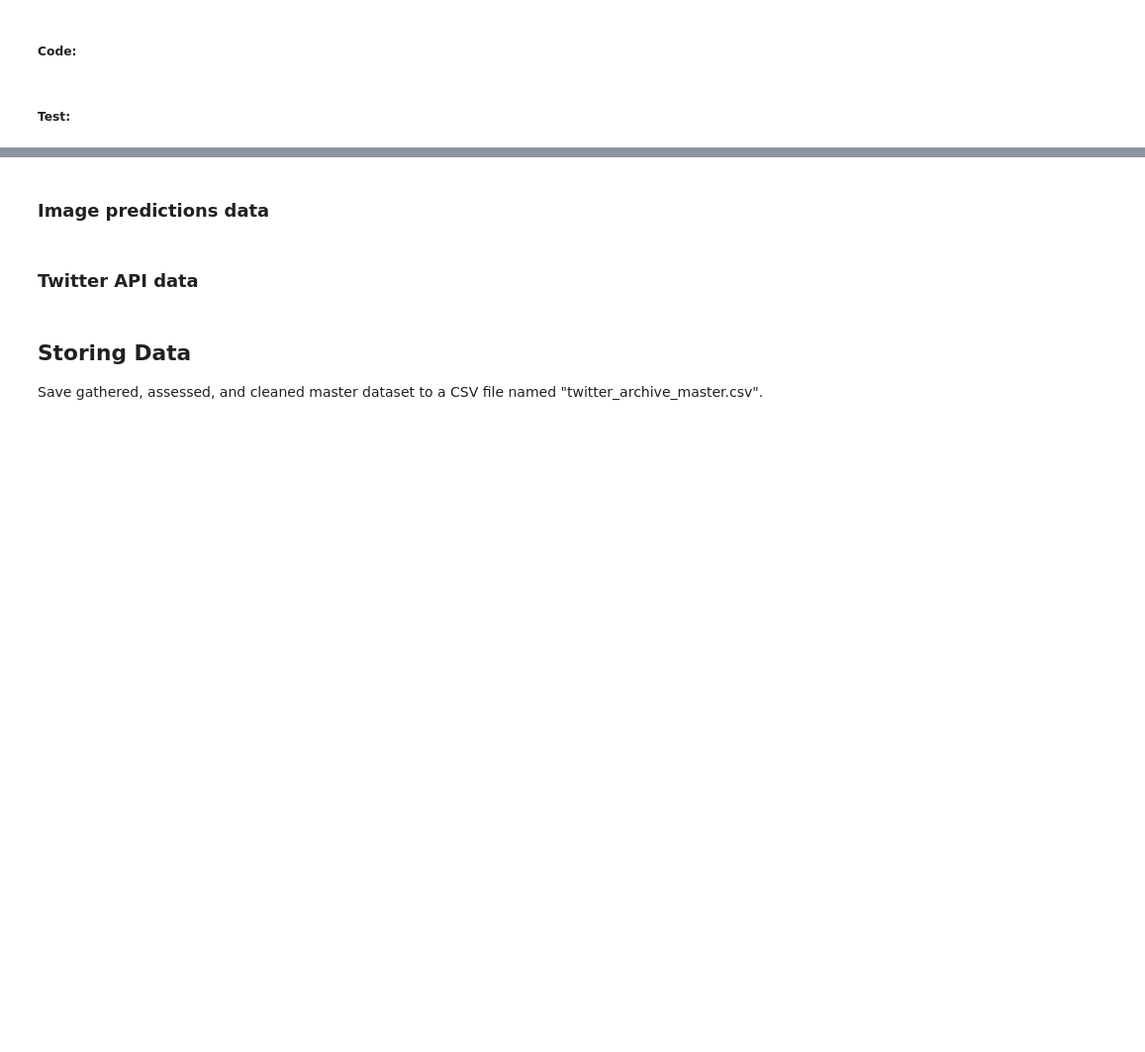
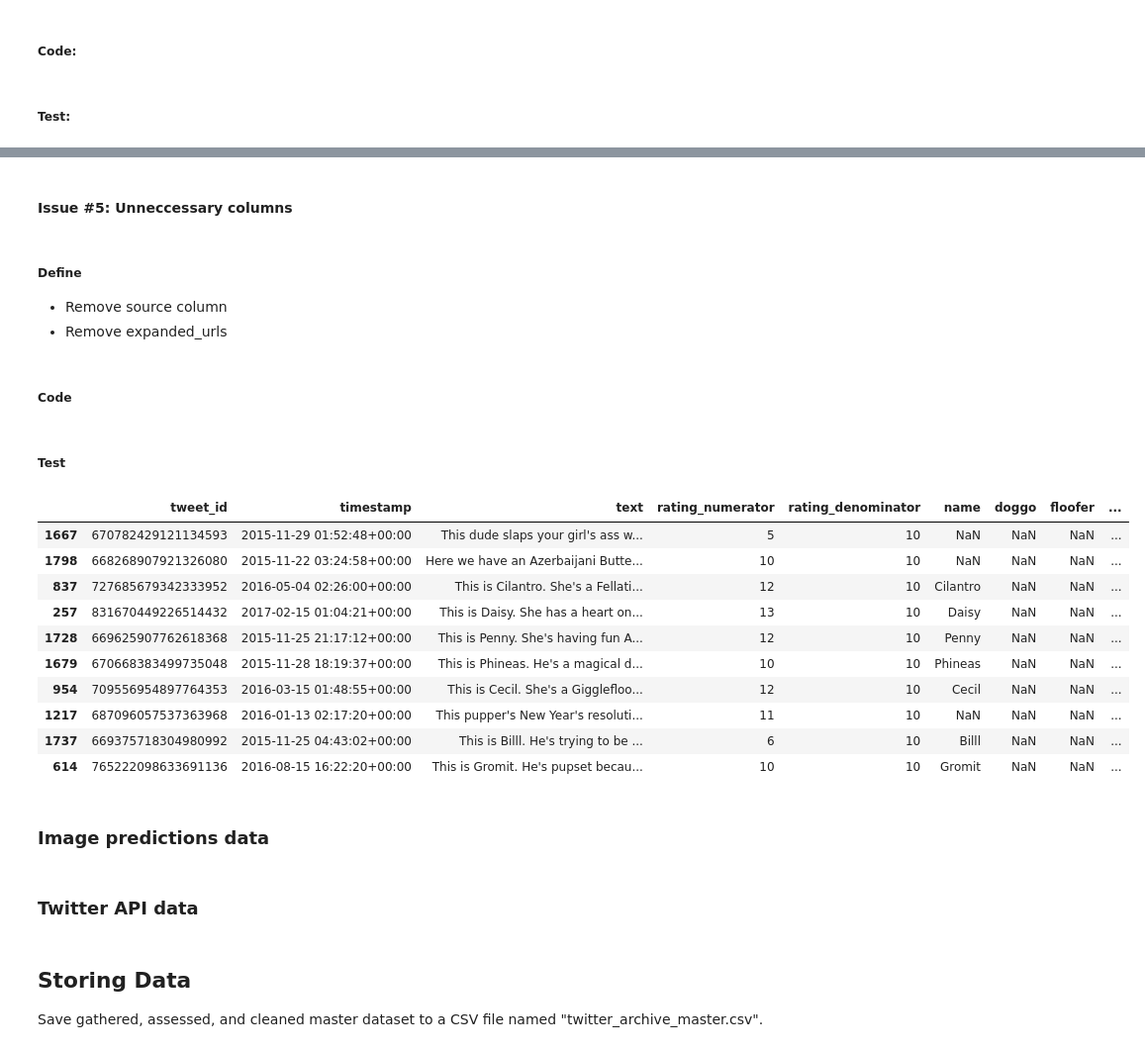
Before and after one commit to davidblackwelder/weratedogs-data-wrangling, a Jupyter notebook: wrangle_act.ipynb, the cells around one changed output, grey strips where cells are left out. Shown at 99% size. Saved outputs shown, nothing was run; the diff lists cells and outputs as text; code cells hidden in the pictures; blank space fills up the shorter version.

```diff
--- a/wrangle_act.ipynb
+++ b/wrangle_act.ipynb
@@ -850,0 +1467,7 @@ tweet_json_clean = tweet_json.copy()
+# %%
+# tweet_id 670783437142401025 is not a picture of a pup, needs to be removed
+# tweet_id 667549055577362432 is not a picture of a dog, needs to be removed
+# tweet_id 666104133288665088 is not a picture of a dog, needs to be removed
+twitter_archive_clean = twitter_archive_clean.query(
+    '(tweet_id != "670783437142401025") & (tweet_id != "667549055577362432") & (tweet_id != "666104133288665088")'
+).reset_index(drop=True).copy()
@@ -850,0 +1506,10 @@ tweet_json_clean = tweet_json.copy()
+# %%
+# tweet_id 667878741721415682 is a picture of a dog with a rating of 10&2/10 so we will make this 12/10
+twitter_archive_clean.loc[1820, ['rating_numerator', 'rating_denominator']] = [12, 10]
+# %%
+# tweet_id 678675843183484930, 674265582246694913, 670826280409919488, 668142349051129856, 666786068205871104, 666411507551481857, 666051853826850816 is not a picture of a dog, needs to be removed
+twitter_archive_clean = twitter_archive_clean.query(
+    '(tweet_id != "678675843183484930") & (tweet_id != "674265582246694913") & (tweet_id != "670826280409919488") & \
+     (tweet_id != "668142349051129856") & (tweet_id != "666786068205871104") & (tweet_id != "666411507551481857") & \
+     (tweet_id != "666051853826850816")'
+).reset_index(drop=True).copy()
@@ -851,3 +1588,35 @@ tweet_json_clean = tweet_json.copy()
+# %% [markdown]
+<a id='archive_issue5'></a>
+#### Issue #5: Unneccessary columns
+# %% [markdown]
+##### Define
+- Remove source column
+- Remove expanded_urls
+# %% [markdown]
+##### Code
+# %%
+twitter_archive_clean = twitter_archive_clean[['tweet_id', 'timestamp',
+                                                #'source',
+                                                'text',
+                                                #'expanded_urls',
+                                                'rating_numerator', 'rating_denominator', 'name',
+                                                'doggo', 'floofer', 'pupper', 'puppo']].copy()
+# %% [markdown]
+##### Test
+# %%
+twitter_archive_clean.sample(10)
+# %% [output]
+|  | tweet_id | timestamp | text | rating_numerator | rating_denominator | name | doggo | floofer | ... |
+| 1667 | 670782429121134593 | 2015-11-29 01:52:48+00:00 | This dude slaps your girl's ass w... | 5 | 10 | NaN | NaN | NaN | ... |
+| 1798 | 668268907921326080 | 2015-11-22 03:24:58+00:00 | Here we have an Azerbaijani Butte... | 10 | 10 | NaN | NaN | NaN | ... |
+| 837 | 727685679342333952 | 2016-05-04 02:26:00+00:00 | This is Cilantro. She's a Fellati... | 12 | 10 | Cilantro | NaN | NaN | ... |
+| 257 | 831670449226514432 | 2017-02-15 01:04:21+00:00 | This is Daisy. She has a heart on... | 13 | 10 | Daisy | NaN | NaN | ... |
+| 1728 | 669625907762618368 | 2015-11-25 21:17:12+00:00 | This is Penny. She's having fun A... | 12 | 10 | Penny | NaN | NaN | ... |
+| 1679 | 670668383499735048 | 2015-11-28 18:19:37+00:00 | This is Phineas. He's a magical d... | 10 | 10 | Phineas | NaN | NaN | ... |
+| 954 | 709556954897764353 | 2016-03-15 01:48:55+00:00 | This is Cecil. She's a Gigglefloo... | 12 | 10 | Cecil | NaN | NaN | ... |
+| 1217 | 687096057537363968 | 2016-01-13 02:17:20+00:00 | This pupper's New Year's resoluti... | 11 | 10 | NaN | NaN | NaN | ... |
+| 1737 | 669375718304980992 | 2015-11-25 04:43:02+00:00 | This is Billl. He's trying to be ... | 6 | 10 | Billl | NaN | NaN | ... |
+| 614 | 765222098633691136 | 2016-08-15 16:22:20+00:00 | This is Gromit. He's pupset becau... | 10 | 10 | Gromit | NaN | NaN | ... |
 # %% [markdown]
 <a id='clean_predictions'></a>
 ### Image predictions data
```
Also changed, not shown: parts of 80 cells of this notebook.
